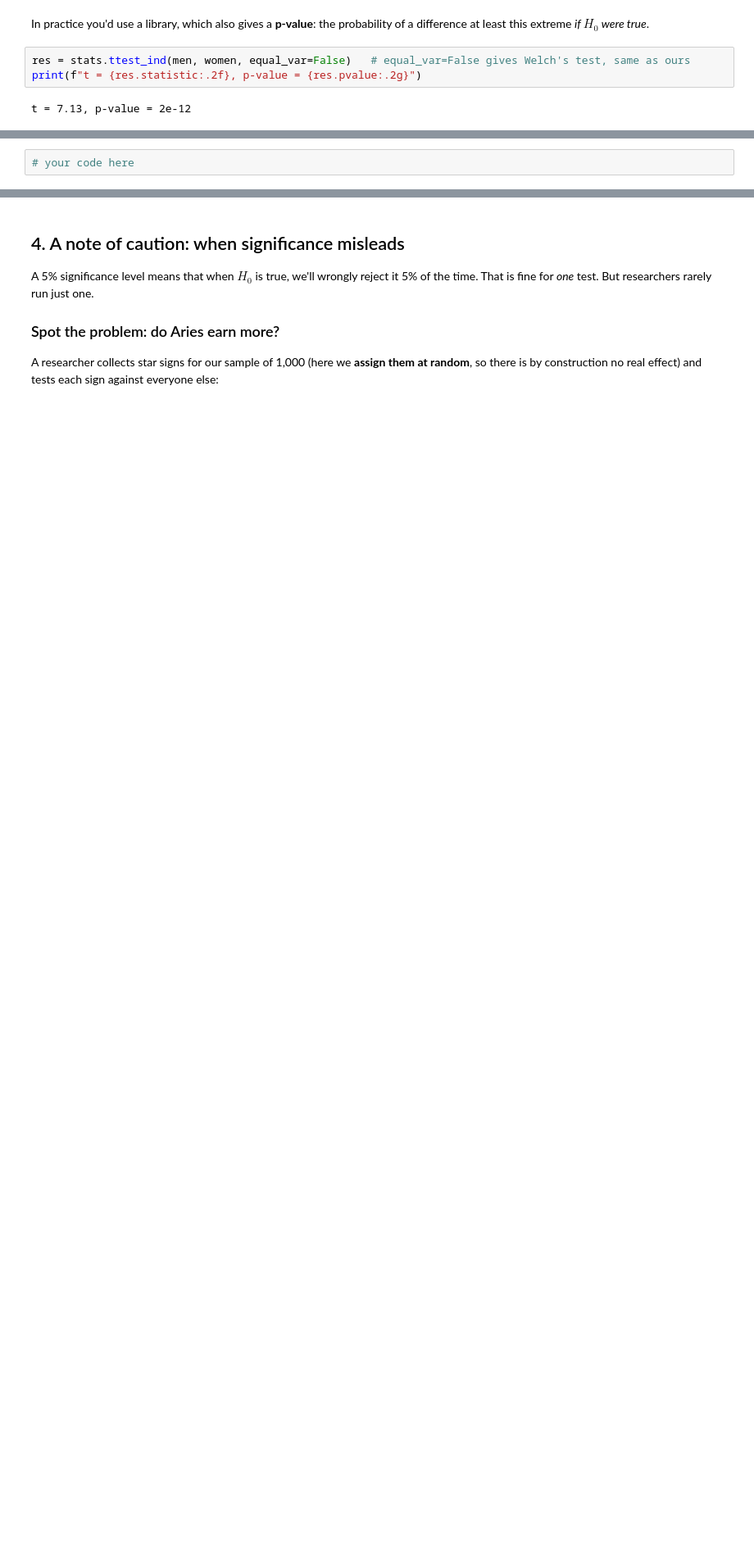
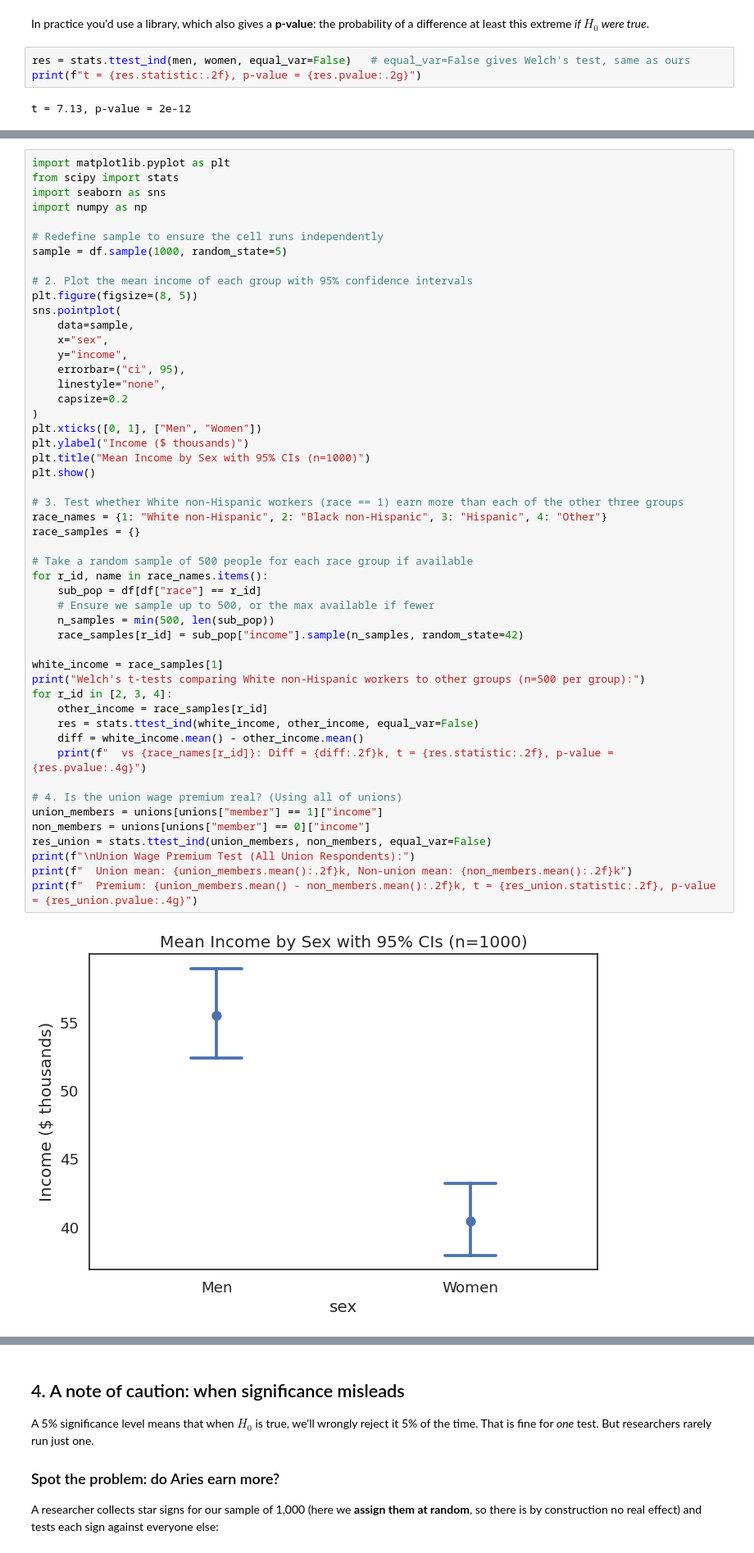
Before and after one commit to youraverax/QM2, a Jupyter notebook: notebooks/W06. Hypothesis Testing SAMUEL.ipynb, the cells around one changed output, grey strips where cells are left out. Shown at 82% size. Cells and saved outputs as stored; diff of their text form; blank space fills up the shorter version.

```diff
--- a/notebooks/W06. Hypothesis Testing SAMUEL.ipynb
+++ b/notebooks/W06. Hypothesis Testing SAMUEL.ipynb
@@ -375,4 +378,54 @@ t = 7.13, p-value = 2e-12
 3. Using samples of 500 people from `df`, test whether White non-Hispanic workers (`race == 1`) earn more than each of the other three groups. Which gap is largest? Which (if any) is not significant?
 4. Is the union wage premium real? Test whether union members earn more than non-members, using all of `unions`.
 # %%
-# your code here
+import matplotlib.pyplot as plt
+from scipy import stats
+import seaborn as sns
+import numpy as np
+
+# Redefine sample to ensure the cell runs independently
+sample = df.sample(1000, random_state=5)
+
+# 2. Plot the mean income of each group with 95% confidence intervals
+plt.figure(figsize=(8, 5))
+sns.pointplot(
+    data=sample,
+    x="sex",
+    y="income",
+    errorbar=("ci", 95),
+    linestyle="none",
+    capsize=0.2
+)
+plt.xticks([0, 1], ["Men", "Women"])
+plt.ylabel("Income ($ thousands)")
+plt.title("Mean Income by Sex with 95% CIs (n=1000)")
+plt.show()
+
+# 3. Test whether White non-Hispanic workers (race == 1) earn more than each of the other three groups
+race_names = {1: "White non-Hispanic", 2: "Black non-Hispanic", 3: "Hispanic", 4: "Other"}
+race_samples = {}
+
+# Take a random sample of 500 people for each race group if available
+for r_id, name in race_names.items():
+    sub_pop = df[df["race"] == r_id]
+    # Ensure we sample up to 500, or the max available if fewer
+    n_samples = min(500, len(sub_pop))
+    race_samples[r_id] = sub_pop["income"].sample(n_samples, random_state=42)
+
+white_income = race_samples[1]
+print("Welch's t-tests comparing White non-Hispanic workers to other groups (n=500 per group):")
+for r_id in [2, 3, 4]:
+    other_income = race_samples[r_id]
+    res = stats.ttest_ind(white_income, other_income, equal_var=False)
+    diff = white_income.mean() - other_income.mean()
+    print(f"  vs {race_names[r_id]}: Diff = {diff:.2f}k, t = {res.statistic:.2f}, p-value = {res.pvalue:.4g}")
+
+# 4. Is the union wage premium real? (Using all of unions)
+union_members = unions[unions["member"] == 1]["income"]
+non_members = unions[unions["member"] == 0]["income"]
+res_union = stats.ttest_ind(union_members, non_members, equal_var=False)
+print(f"\nUnion Wage Premium Test (All Union Respondents):")
+print(f"  Union mean: {union_members.mean():.2f}k, Non-union mean: {non_members.mean():.2f}k")
+print(f"  Premium: {union_members.mean() - non_members.mean():.2f}k, t = {res_union.statistic:.2f}, p-value = {res_union.pvalue:.4g}")
+# %% [output]
+[figure, added]
```
Also changed, not shown: parts of 20 cells of this notebook.
